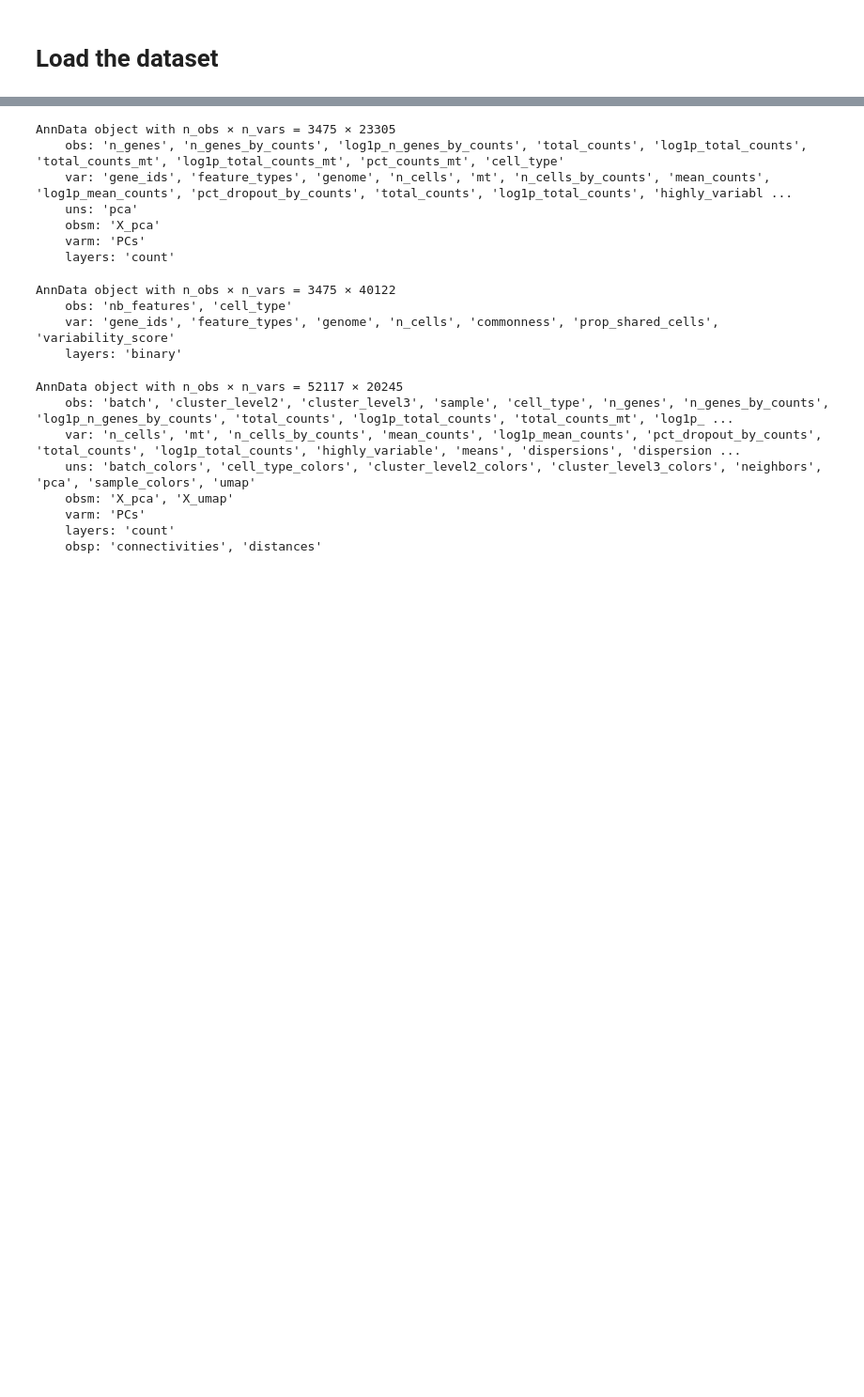
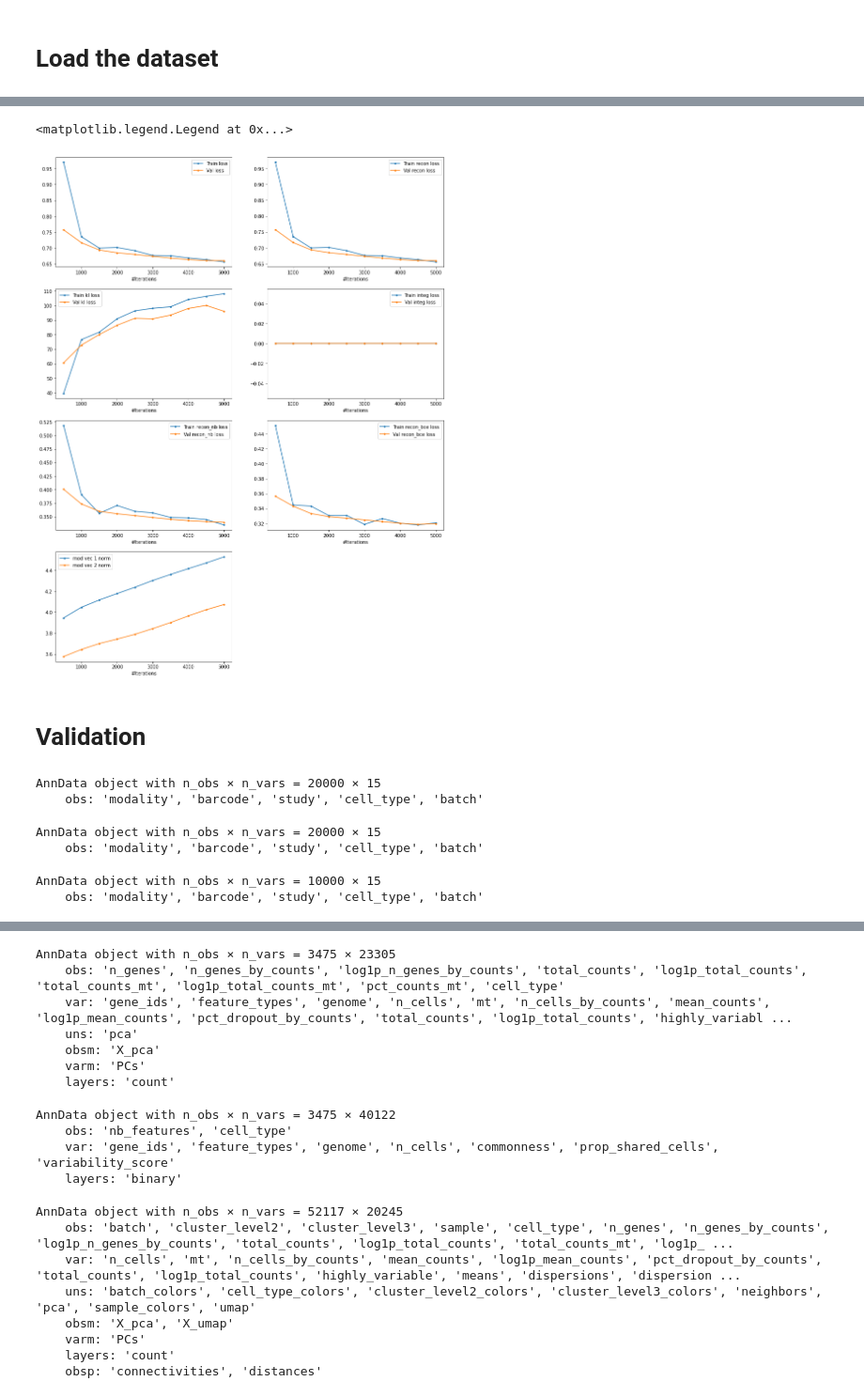
Before and after one commit to theislab/multimil, a Jupyter notebook: notebooks/test_experiment.ipynb, the cells around one changed output, grey strips where cells are left out. Shown at 94% size. Drawn from its saved outputs; the diff is of its cells as text; code cells hidden in the pictures; blank space fills up the shorter version.

```diff
--- a/notebooks/test_experiment.ipynb
+++ b/notebooks/test_experiment.ipynb
@@ -32,0 +126,29 @@ AnnData object with n_obs × n_vars = 149926 × 228
+# %%
+plt.figure(figsize=(15, 20));
+loss_names = ['recon', 'kl', 'integ', 'recon_nb', 'recon_bce'] # recon_mse
+nrows = 4
+
+plt.subplot(nrows, 2, 1)
+plt.plot(model.history['iteration'], model.history['train_loss'], '.-', label='Train loss');
+plt.plot(model.history['iteration'], model.history['val_loss'], '.-', label='Val loss');
+plt.xlabel('#Iterations');
+plt.legend()
+
+for i, name in enumerate(loss_names):
+    plt.subplot(nrows, 2, i+2)
+    plt.plot(model.history['iteration'], model.history[f'train_{name}'], '.-', label=f'Train {name} loss');
+    plt.plot(model.history['iteration'], model.history[f'val_{name}'], '.-', label=f'Val {name} loss');
+    plt.xlabel('#Iterations');
+    plt.legend()
+
+plt.subplot(nrows, 2, nrows*2 - 1)
+plt.plot(model.history['iteration'], model.history['mod_vec0_norm'], '.-', label='mod vec 1 norm');
+plt.plot(model.history['iteration'], model.history['mod_vec1_norm'], '.-', label='mod vec 2 norm');
+#plt.plot(model.history['iteration'], model.history['mod_vec2_norm'], '.-', label='mod vec 3 norm');
+plt.xlabel('#Iterations');
+plt.legend()
+# %% [output]
+<matplotlib.legend.Legend at 0x...>
+[figure, added]
+# %% [markdown]
+# Validation
@@ -32,0 +165,15 @@ AnnData object with n_obs × n_vars = 149926 × 228
+# %%
+latent
+# %% [output]
+AnnData object with n_obs × n_vars = 20000 × 15
+    obs: 'modality', 'barcode', 'study', 'cell_type', 'batch'
+# %%
+hs
+# %% [output]
+AnnData object with n_obs × n_vars = 20000 × 15
+    obs: 'modality', 'barcode', 'study', 'cell_type', 'batch'
+# %%
+integrated
+# %% [output]
+AnnData object with n_obs × n_vars = 10000 × 15
+    obs: 'modality', 'barcode', 'study', 'cell_type', 'batch'
```
Also changed, not shown: parts of 18 cells of this notebook, 10 other files.
